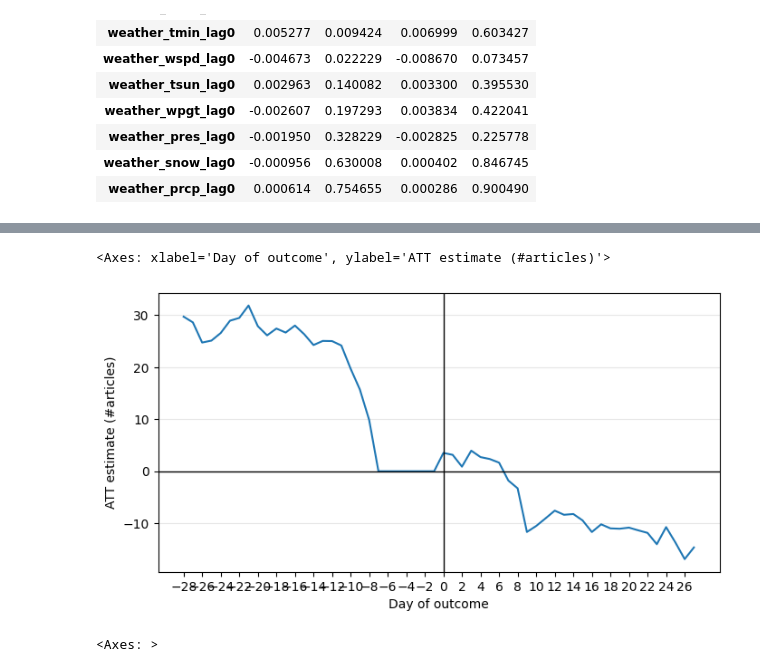
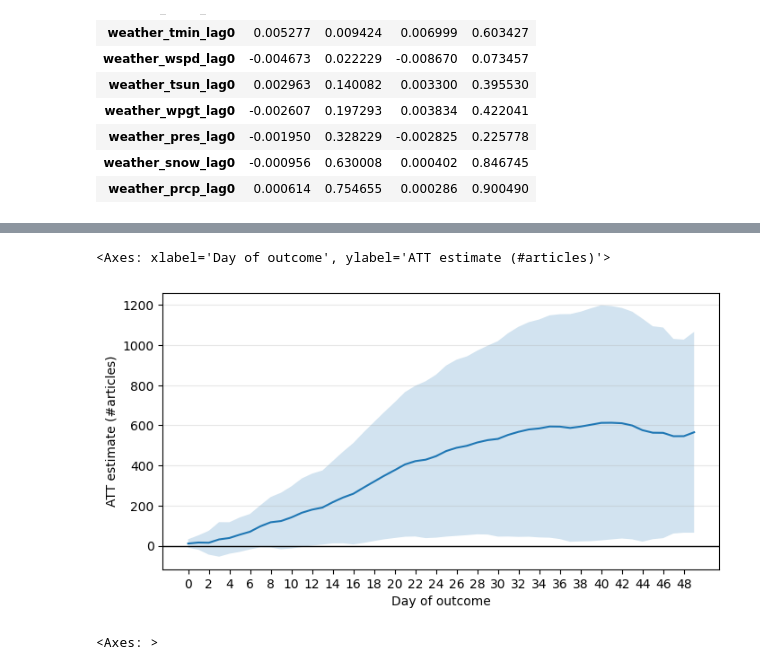
Before and after one commit to davidpomerenke/protest-impact, a Jupyter notebook: notebooks/instrumental_variable.ipynb, the cells around one changed output, grey strips where cells are left out. Cells and saved outputs as stored; diff of their text form; code cells hidden in the pictures.

```diff
--- a/notebooks/instrumental_variable.ipynb
+++ b/notebooks/instrumental_variable.ipynb
@@ -113,23 +148,28 @@ plt.show()
 # %%
+import matplotlib.pyplot as plt
+
 from src.models.time_series import instrumental_variable_liml
 from src.visualization.impacts import plot_impact_ts
 
+target = "media_combined_all"
 results = instrumental_variable_liml(
-    target="media_combined_protest",
+    target=target,
     treatment="occ_protest",
-    instruments="pc_weather",
-    instruments_=["pca_0", "pca_2"],
+    instruments="pc_weather_season",
+    instruments_=["pca_resid_4", "pca_resid_7"],
     lags=range(-7, 1),
     ignore_group=True,
     ignore_medium=True,
-    steps=range(-28, 28),
-    n_jobs=1,
+    cumulative=True,
+    steps=range(0, 50),
+    n_jobs=4,
 )
 # display(results)
-plot_impact_ts(results, "occ_protest", "media_combined_protest", ci=False)
+plot_impact_ts(results, "occ_protest", target, ci=True)
+# plt.ylim(-10, 300)
 # %% [output]
 <Axes: xlabel='Day of outcome', ylabel='ATT estimate (#articles)'>
-[figure, old version]
+[figure, new version]
 # %%
 from src.models.time_series import get_lagged_df
 
```
Also changed, not shown: parts of 4 cells of this notebook, 3 other files.
